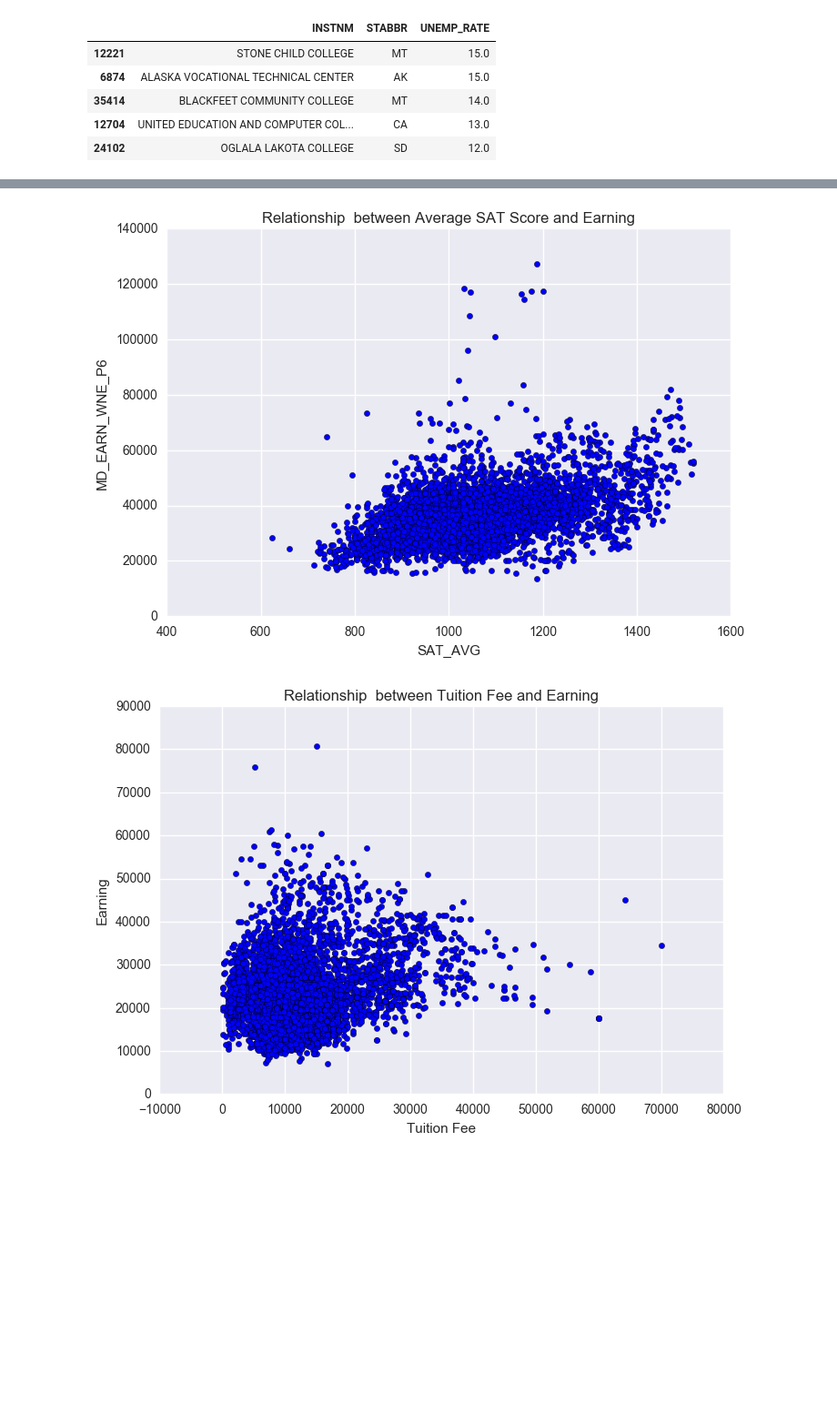
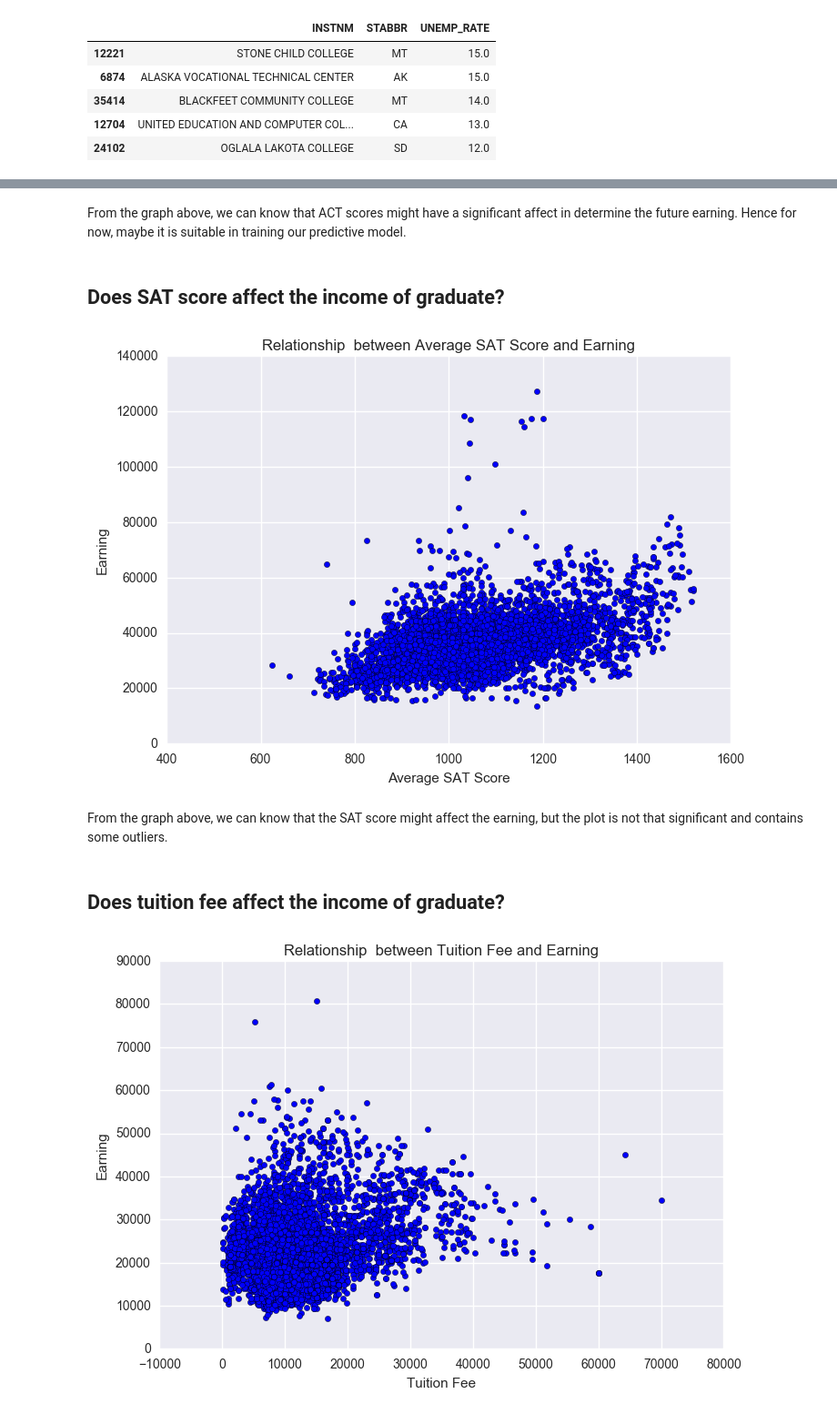
Before and after one commit to DarrylCheng/US-Dept-of-Education-College-Scorecard, a Jupyter notebook: US Dept of Education - College Scorecard.ipynb, the cells around one changed output, grey strips where cells are left out. Shown at 91% size. Drawn from its saved outputs; the diff is of its cells as text; code cells hidden in the pictures; blank space fills up the shorter version.

```diff
--- a/US Dept of Education - College Scorecard.ipynb
+++ b/US Dept of Education - College Scorecard.ipynb
@@ -236,0 +358,3 @@ Over 98% of data from ADM_RATE are NaN values, and the variance is also relative
+# %%
+#Removing the outlier
+df_copy = df_copy[(df_copy["ACTWRMID"] > 0) & (df_copy["ACTWRMID"] <= 36)]
@@ -326,14 +503,25 @@ asd.head(5)
+# %% [markdown]
+From the graph above, we can know that ACT scores might have a significant affect in determine the future earning.
+Hence for now, maybe it is suitable in training our predictive model.
+# %% [markdown]
+## Does SAT score affect the income of graduate?
 # %%
 Sat_6yEarn = df_copy[(df_copy.SAT_AVG > 0) & (df_copy.MD_EARN_WNE_P6 > 0) ]
 plt.scatter(Sat_6yEarn['SAT_AVG'], Sat_6yEarn['MD_EARN_WNE_P6'])
 plt.xlabel('SAT_AVG')
 plt.ylabel('MD_EARN_WNE_P6')
 plt.title("Relationship  between Average SAT Score and Earning")
+plt.xlabel("Average SAT Score")
+plt.ylabel("Earning")
 plt.show()
 
 #clearly an increasing sign
 # %% [output]
-[figure, old version]
+[figure, new version]
+# %% [markdown]
+From the graph above, we can know that the SAT score might affect the earning, but the plot is not that significant and contains some outliers.
+# %% [markdown]
+## Does tuition fee affect the income  of graduate?
 # %%
 #find if Tuition fee affect Earning
 Tui_6yEarn = df_copy[(df_copy.TUITIONFEE_PROG > 0) & (df_copy.MD_EARN_WNE_P6 > 0) ]
```
Also changed, not shown: parts of 63 cells of this notebook.
